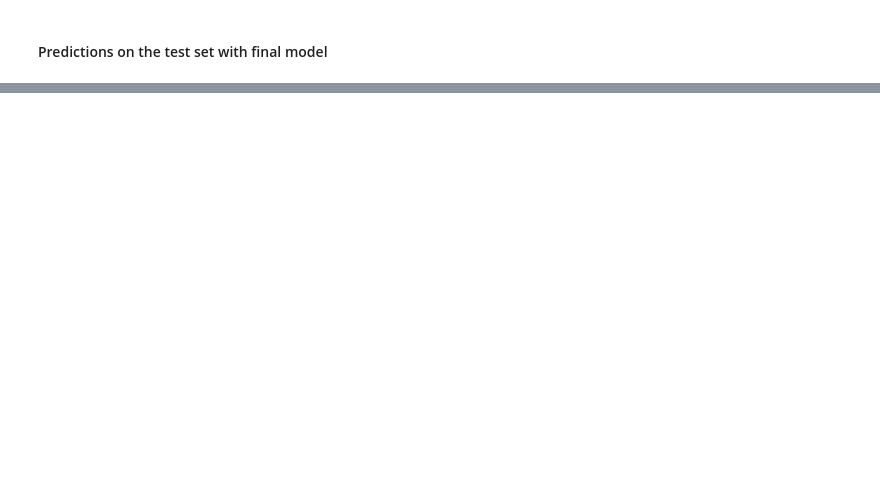
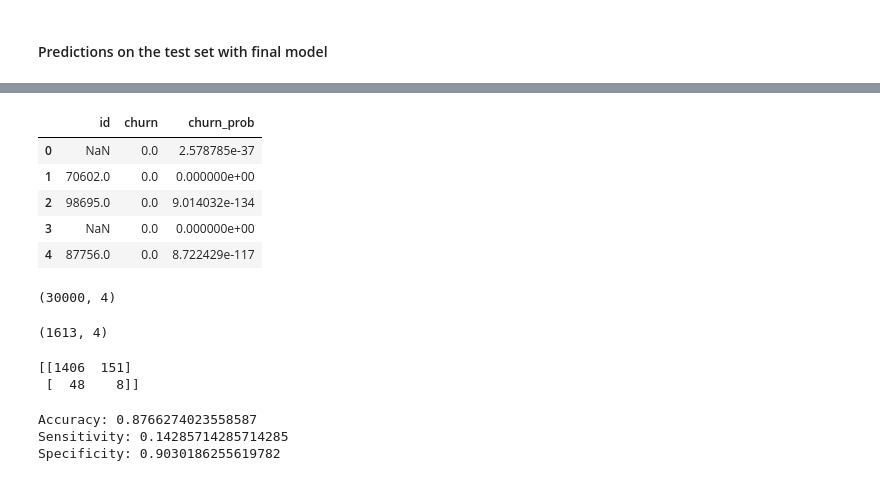
Before and after one commit to VibingSoul/TelecomChurnCase, a Jupyter notebook: TelecomChurn.ipynb, the cells around one changed output, grey strips where cells are left out. Cells and saved outputs as stored; diff of their text form; code cells hidden in the pictures; blank space fills up the shorter version.

```diff
--- a/TelecomChurn.ipynb
+++ b/TelecomChurn.ipynb
@@ -1901,0 +1944,48 @@ ValueError: shapes (30000,11) and (14,) not aligned: 11 (dim 1) != 14 (dim 0)
+# %%
+# Renaming the '0' column as churn probablity
+y_test_pred_final = y_test_pred_final.rename(columns={0:'churn_prob'})
+# Rearranging the columns
+y_test_pred_final = y_test_pred_final.reindex(['id', 'churn','churn_prob'], axis=1)
+y_test_pred_final.head()
+# %% [output]
+|  | id | churn | churn_prob |
+| 0 | NaN | 0.0 | 2.578785e-37 |
+| 1 | 70602.0 | 0.0 | 0.000000e+00 |
+| 2 | 98695.0 | 0.0 | 9.014032e-134 |
+| 3 | NaN | 0.0 | 0.000000e+00 |
+| 4 | 87756.0 | 0.0 | 8.722429e-117 |
+# %%
+# In the test set using probablity cutoff 0.5, what we got in the train set
+y_test_pred_final['test_predicted'] = y_test_pred_final['churn_prob'].map(lambda x: 1 if x > 0.5 else 0)
+y_test_pred_final.shape
+# %% [output]
+(30000, 4)
+# %%
+y_test_pred_final.dropna(inplace=True)
+y_test_pred_final.shape
+# %% [output]
+(1613, 4)
+# %%
+# Confusion matrix
+confusion = metrics.confusion_matrix(y_test_pred_final['churn'], y_test_pred_final['test_predicted'])
+print(confusion)
+# %% [output]
+[[1406  151]
+ [  48    8]]
+# %%
+TP = confusion[1,1] # true positive
+TN = confusion[0,0] # true negatives
+FP = confusion[0,1] # false positives
+FN = confusion[1,0] # false negatives
+# Accuracy
+print("Accuracy:",metrics.accuracy_score(y_test_pred_final['churn'], y_test_pred_final['test_predicted']))
+
+# Sensitivity
+print("Sensitivity:",TP / float(TP+FN))
+
+# Specificity
+print("Specificity:", TN / float(TN+FP))
+# %% [output]
+Accuracy: 0.8766274023558587
+Sensitivity: 0.14285714285714285
+Specificity: 0.9030186255619782
```
Also changed, not shown: parts of 49 cells of this notebook, 2 other files.
